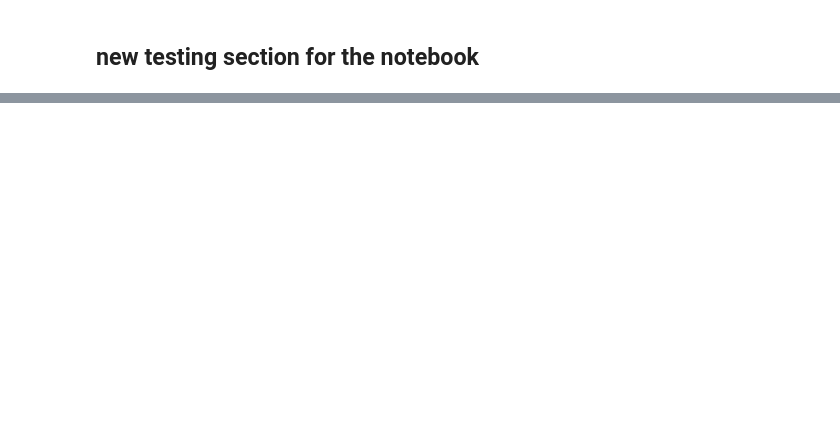
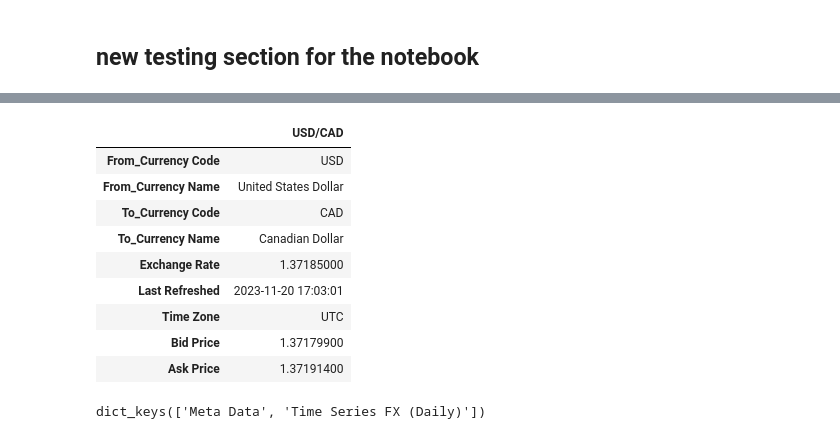
Before and after one commit to UFXtrendscalper/Dividend_Project, a Jupyter notebook: DIVIDEND DASHBOARD/testing_notebook.ipynb, the cells around one changed output, grey strips where cells are left out. Saved outputs shown, nothing was run; the diff lists cells and outputs as text; code cells hidden in the pictures; blank space fills up the shorter version.

Commit message:
Refined Data Handling and API Integration  - Updated data in CSV file. - Conducted tests and adjustments for integrating new forex and stock APIs.

```diff
--- a/DIVIDEND DASHBOARD/testing_notebook.ipynb
+++ b/DIVIDEND DASHBOARD/testing_notebook.ipynb
@@ -245,0 +99,21 @@ plot_yearly_dividends(div_paid_yearly_df)
+# %%
+import os
+import pandas_datareader.data as web
+
+# https://www.alphavantage.co/support/#api-key
+API = '18Z2BSPZTJ0JCDSZ'
+
+USDCAD = web.DataReader('USD/CAD', 'av-forex', api_key=API)
+# %%
+USDCAD
+# %% [output]
+|  | USD/CAD |
+| From_Currency Code | USD |
+| From_Currency Name | United States Dollar |
+| To_Currency Code | CAD |
+| To_Currency Name | Canadian Dollar |
+| Exchange Rate | 1.37185000 |
+| Last Refreshed | 2023-11-20 17:03:01 |
+| Time Zone | UTC |
+| Bid Price | 1.37179900 |
+| Ask Price | 1.37191400 |
@@ -245,0 +143,4 @@ plot_yearly_dividends(div_paid_yearly_df)
+# %%
+data.keys()
+# %% [output]
+dict_keys(['Meta Data', 'Time Series FX (Daily)'])
```
Also changed, not shown: parts of 29 cells of this notebook, 1 other file.
